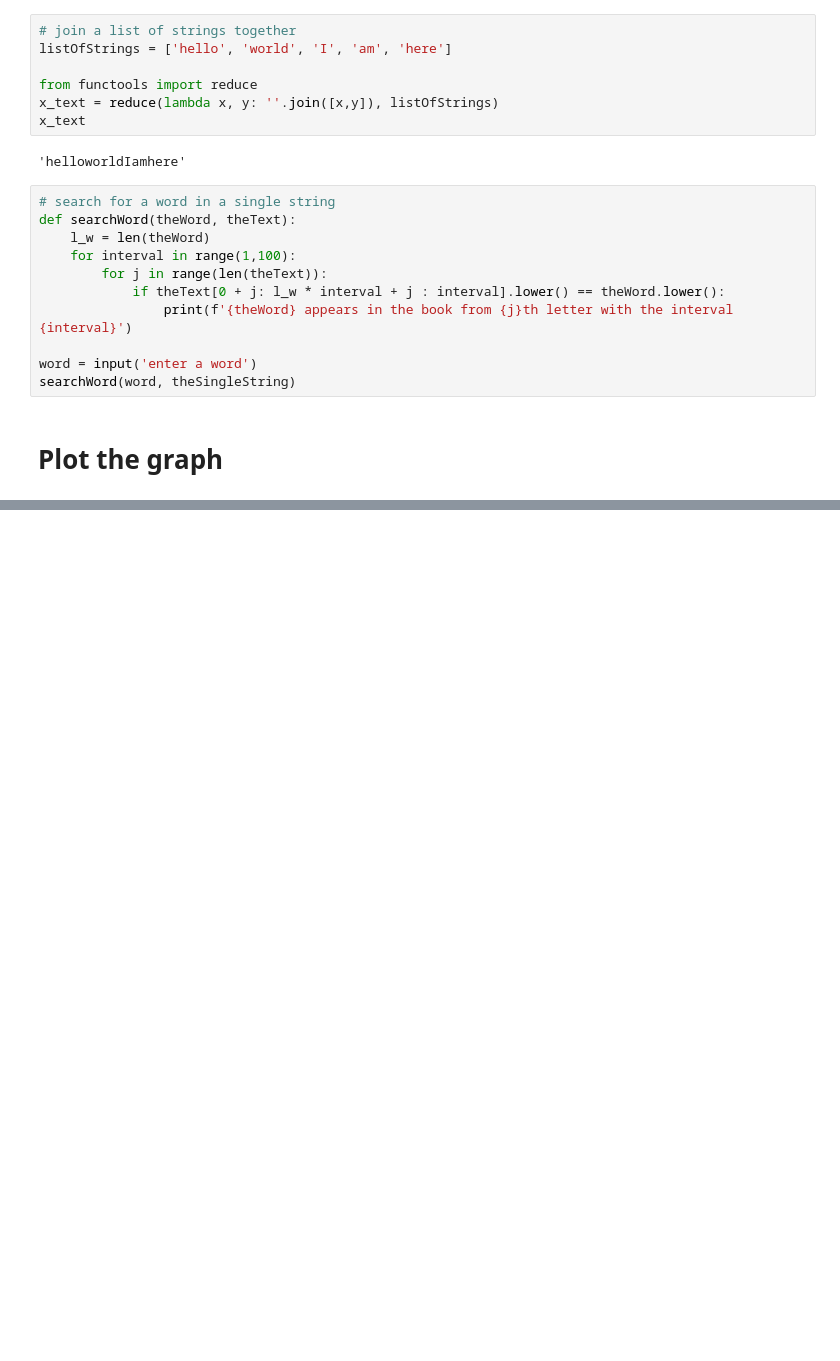
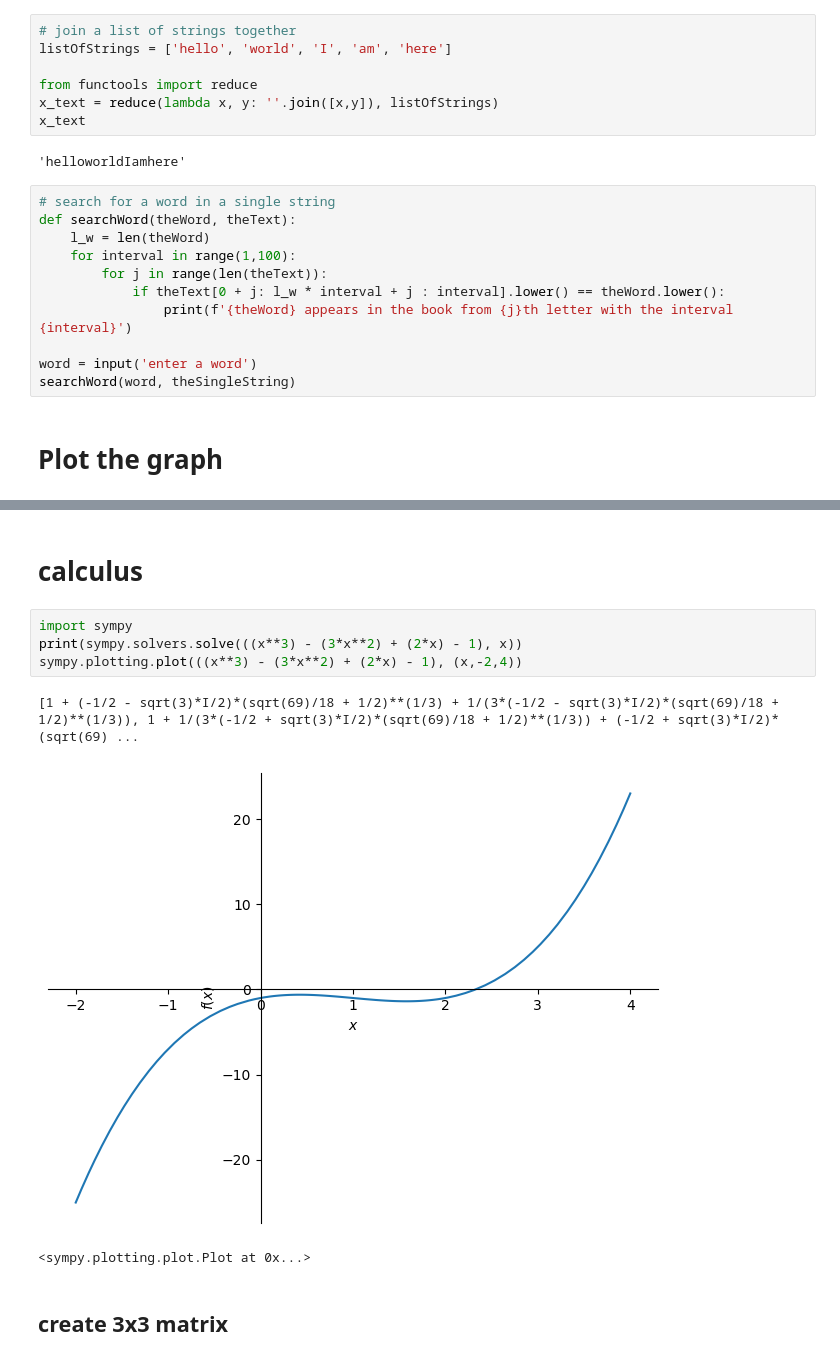
Before and after one commit to Rhys18751996/MathProgrammingJupyter, a Jupyter notebook: helperSheet.ipynb, the cells around one changed output, grey strips where cells are left out. Cells and saved outputs as stored; diff of their text form; blank space fills up the shorter version.

```diff
--- a/helperSheet.ipynb
+++ b/helperSheet.ipynb
@@ -442,0 +442,12 @@ array([ 0.        ,  0.12550584,  0.25101167,  0.37651751,  0.50202335,
+# %% [markdown]
+# calculus
+# %%
+import sympy
+print(sympy.solvers.solve(((x**3) - (3*x**2) + (2*x) - 1), x))
+sympy.plotting.plot(((x**3) - (3*x**2) + (2*x) - 1), (x,-2,4))
+# %% [output]
+[1 + (-1/2 - sqrt(3)*I/2)*(sqrt(69)/18 + 1/2)**(1/3) + 1/(3*(-1/2 - sqrt(3)*I/2)*(sqrt(69)/18 + 1/2)**(1/3)), 1 + 1/(3*(-1/2 + sqrt(3)*I/2)*(sqrt(69)/18 + 1/2)**(1/3)) + (-1/2 + sqrt(3)*I/2)*(sqrt(69) ...
+[figure, added]
+<sympy.plotting.plot.Plot at 0x...>
+# %% [markdown]
+## create 3x3 matrix
```
Also changed, not shown: parts of 5 cells of this notebook, 2 other files.
